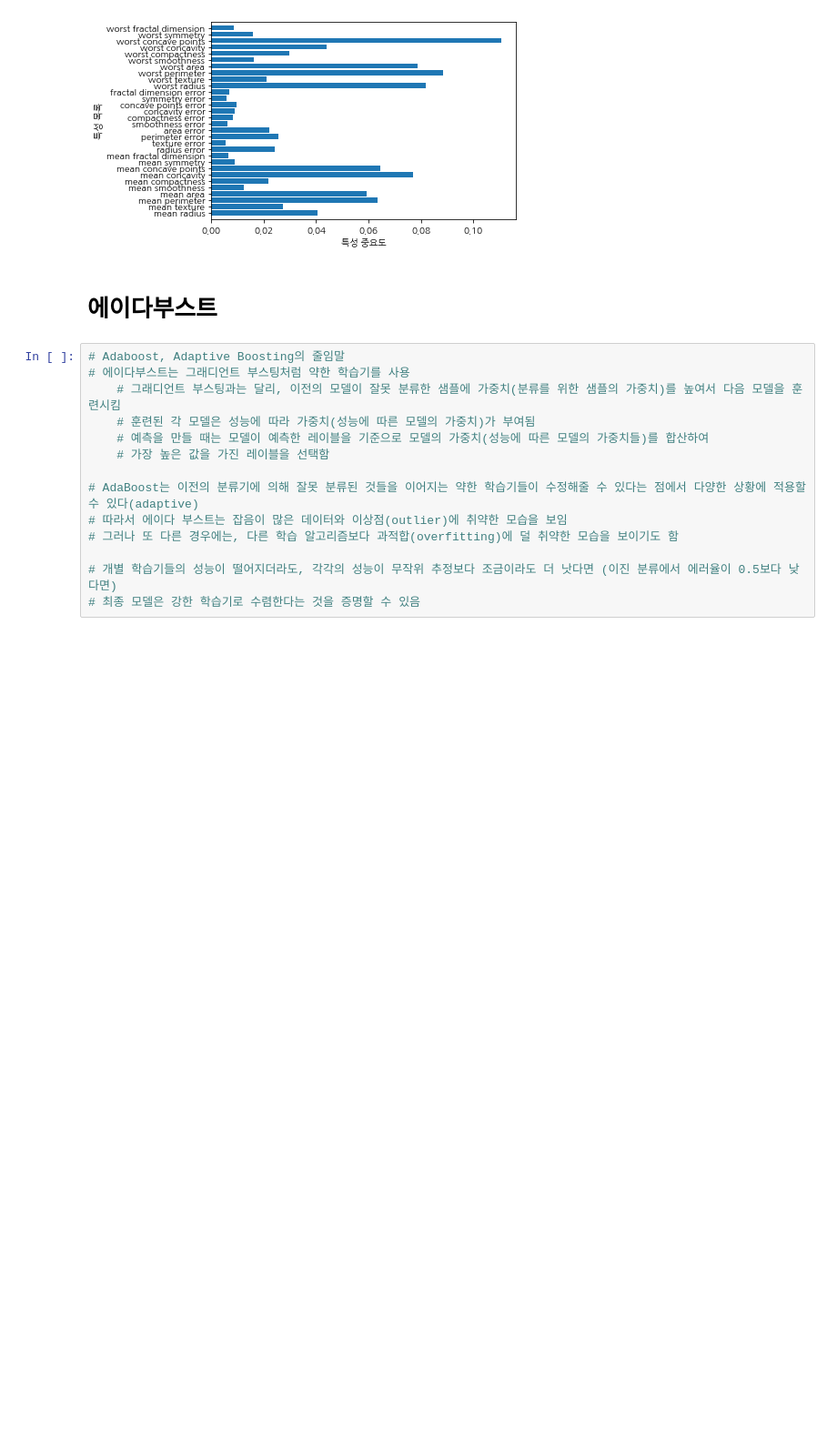
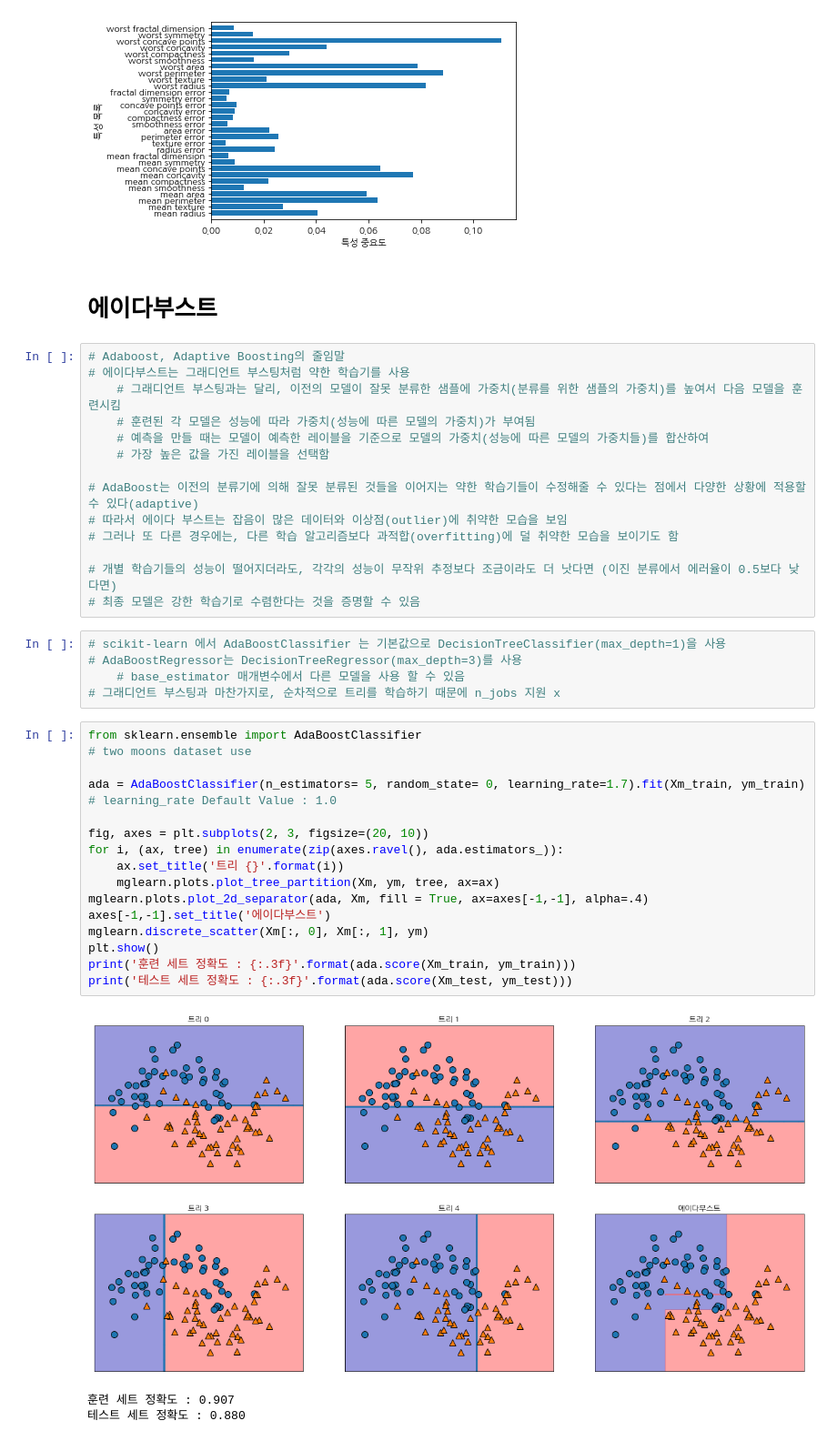
Before and after one commit to sdlee1026/machine, a Jupyter notebook: models/Supervised_Learning/Bagging_ExtraTrees_Adaboost.ipynb, the cells around one changed output. Shown at 91% size. Cells and saved outputs as stored; diff of their text form; blank space fills up the shorter version.

Commit message:
Update Adaboost
Update Adaboost using two moon datatset and breast cancer dataset

```diff
--- a/models/Supervised_Learning/Bagging_ExtraTrees_Adaboost.ipynb
+++ b/models/Supervised_Learning/Bagging_ExtraTrees_Adaboost.ipynb
@@ -187,3 +187,29 @@ plt.show()
 
 # 개별 학습기들의 성능이 떨어지더라도, 각각의 성능이 무작위 추정보다 조금이라도 더 낫다면 (이진 분류에서 에러율이 0.5보다 낮다면)
 # 최종 모델은 강한 학습기로 수렴한다는 것을 증명할 수 있음
+# %%
+# scikit-learn 에서 AdaBoostClassifier 는 기본값으로 DecisionTreeClassifier(max_depth=1)을 사용
+# AdaBoostRegressor는 DecisionTreeRegressor(max_depth=3)를 사용
+    # base_estimator 매개변수에서 다른 모델을 사용 할 수 있음
+# 그래디언트 부스팅과 마찬가지로, 순차적으로 트리를 학습하기 때문에 n_jobs 지원 x
+# %%
+from sklearn.ensemble import AdaBoostClassifier
+# two moons dataset use
+
+ada = AdaBoostClassifier(n_estimators= 5, random_state= 0, learning_rate=1.7).fit(Xm_train, ym_train)
+# learning_rate Default Value : 1.0
+
+fig, axes = plt.subplots(2, 3, figsize=(20, 10))
+for i, (ax, tree) in enumerate(zip(axes.ravel(), ada.estimators_)):
+    ax.set_title('트리 {}'.format(i))
+    mglearn.plots.plot_tree_partition(Xm, ym, tree, ax=ax)
+mglearn.plots.plot_2d_separator(ada, Xm, fill = True, ax=axes[-1,-1], alpha=.4)
+axes[-1,-1].set_title('에이다부스트')
+mglearn.discrete_scatter(Xm[:, 0], Xm[:, 1], ym)
+plt.show()
+print('훈련 세트 정확도 : {:.3f}'.format(ada.score(Xm_train, ym_train)))
+print('테스트 세트 정확도 : {:.3f}'.format(ada.score(Xm_test, ym_test)))
+# %% [output]
+[figure, added]
+훈련 세트 정확도 : 0.907
+테스트 세트 정확도 : 0.880
```
Also changed, not shown: parts of 4 cells of this notebook.
